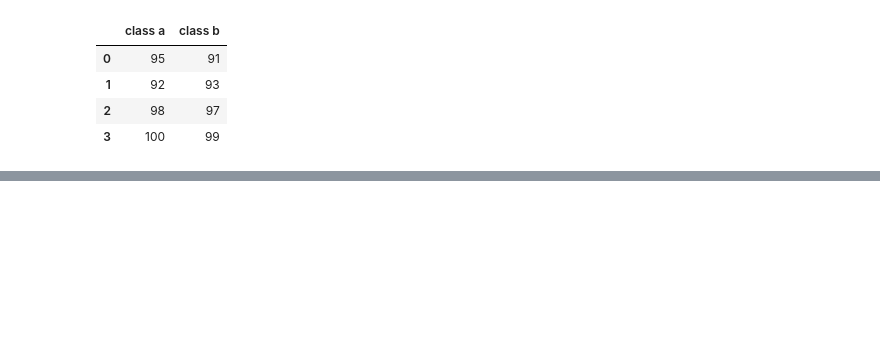
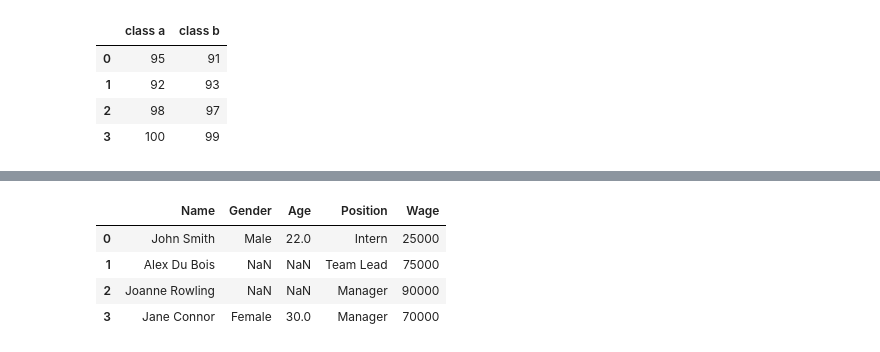
Before and after one commit to coconutkim/data, a Jupyter notebook: pandas/0808판다스기초.ipynb, the cells around one changed output, grey strips where cells are left out. Cells and saved outputs as stored; diff of their text form; code cells hidden in the pictures; blank space fills up the shorter version.

```diff
--- a/pandas/0808판다스기초.ipynb
+++ b/pandas/0808판다스기초.ipynb
@@ -16,0 +276,8 @@ pd.DataFrame(data=data,columns=['class a','class b'])
+# %%
+final1.merge(final2,on = 'Name',how = 'right')
+# %% [output]
+|  | Name | Gender | Age | Position | Wage |
+| 0 | John Smith | Male | 22.0 | Intern | 25000 |
+| 1 | Alex Du Bois | NaN | NaN | Team Lead | 75000 |
+| 2 | Joanne Rowling | NaN | NaN | Manager | 90000 |
+| 3 | Jane Connor | Female | 30.0 | Manager | 70000 |
```
Also changed, not shown: parts of 48 cells of this notebook, 1 other file.
